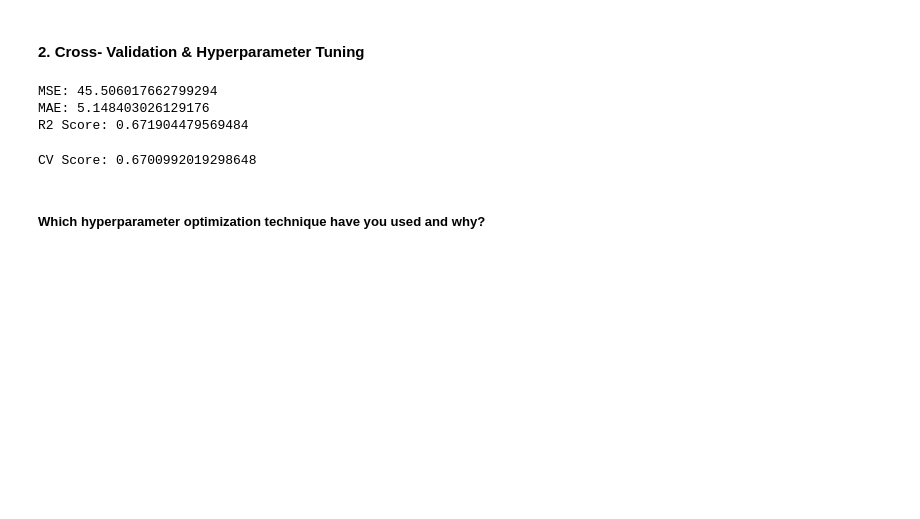
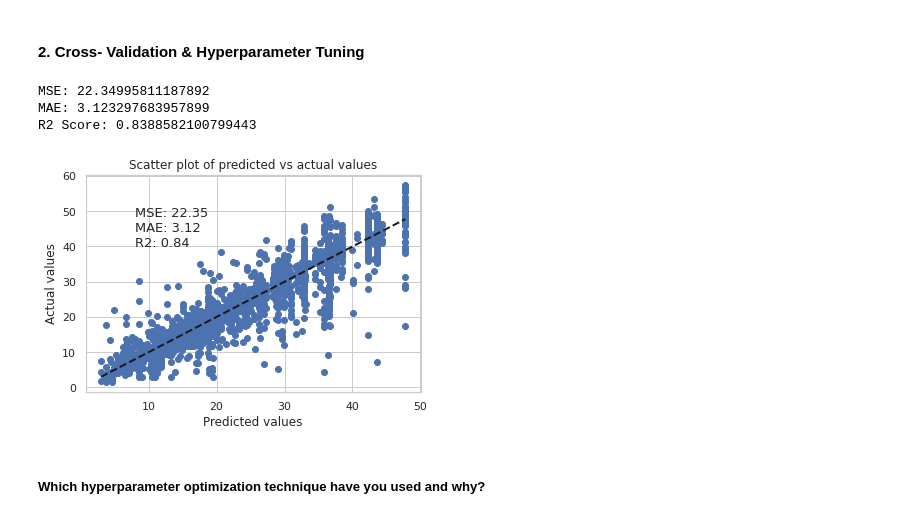
Before and after one commit to ayush9304/BikeSharingDemandPrediction, a Jupyter notebook: Bike_Sharing_Demand_Prediction.ipynb, the cells around one changed output. Drawn from its saved outputs; the diff is of its cells as text; code cells hidden in the pictures; blank space fills up the shorter version.

```diff
--- a/Bike_Sharing_Demand_Prediction.ipynb
+++ b/Bike_Sharing_Demand_Prediction.ipynb
@@ -1717,34 +1722,28 @@ plt.show()
 #### 2. Cross- Validation & Hyperparameter Tuning
 # %%
 # ML Model - 3 Implementation with hyperparameter optimization techniques (i.e., GridSearch CV, RandomSearch CV, Bayesian Optimization etc.)
-params = {'alpha': [0.01, 0.1, 1, 10, 100],
-          'l1_ratio': [0, 0.25, 0.5, 0.75, 1],
-          'fit_intercept': [True, False]
+params = {'max_depth': np.arange(1, 10),
+          'min_samples_leaf': [1, 2, 4, 8, 16]
 }
-elastic_cv = ElasticNet()
-grid_search = GridSearchCV(elastic_cv, params, cv=5, scoring='neg_mean_squared_error')
+dtree_cv = DecisionTreeRegressor(random_state=1)
+grid_search = GridSearchCV(dtree_cv, params, cv=5, scoring='neg_mean_squared_error')
 
 # Fit the Algorithm
 grid_result = grid_search.fit(X_train, y_train)
-elastic_cv = grid_search.best_estimator_
+dtree_cv = grid_search.best_estimator_
 
 # Predict on the model
-train_preds = elastic_cv.predict(X_train)
-test_preds = elastic_cv.predict(X_test)
+train_preds = dtree_cv.predict(X_train)
+test_preds = dtree_cv.predict(X_test)
+
+# Performance Evaluation
+mse = mean_squared_error(y_test, test_preds)
+mae = mean_absolute_error(y_test, test_preds)
+r2 = r2_score(y_test, test_preds)
+print("MSE:", mse)
+print("MAE:", mae)
+print("R2 Score:", r2)
+# %% [output]
+MSE: 22.34995811187892
+MAE: 3.123297683957899
+R2 Score: 0.8388582100799443
-# %%
-mse = mean_squared_error(y_test, test_preds)
-print("MSE:", mse)
-
-mae = mean_absolute_error(y_test, test_preds)
-print("MAE:", mae)
-
-r2 = r2_score(y_test, test_preds)
-print("R2 Score:", r2)
-
-cv_score = cross_val_score(estimator = lasso_cv, X=X_train, y=y_train, cv = 5).mean()
-print("CV Score:", cv_score)
-# %% [output]
-MSE: 45.506017662799294
-MAE: 5.148403026129176
-R2 Score: 0.671904479569484
-CV Score: 0.6700992019298648
@@ -1751,3 +1752,17 @@ CV Score: 0.6700992019298648
+# %%
+# Create scatter plot
+plt.scatter(test_preds, y_test)
+plt.plot([min(test_preds), max(test_preds)], [min(test_preds), max(test_preds)], 'k--', lw=2)
+plt.xlabel('Predicted values')
+plt.ylabel('Actual values')
+plt.title('Scatter plot of predicted vs actual values')
+
+# Add evaluation metrics to plot
+plt.text(8, 40, f'MSE: {mse:.2f}\nMAE: {mae:.2f}\nR2: {r2:.2f}', fontsize=13, ha='left')
+
+plt.show()
+# %% [output]
+[figure, added]
 # %% [markdown]
 ##### Which hyperparameter optimization technique have you used and why?
 # %% [markdown]
```
Also changed, not shown: parts of 64 cells of this notebook.
